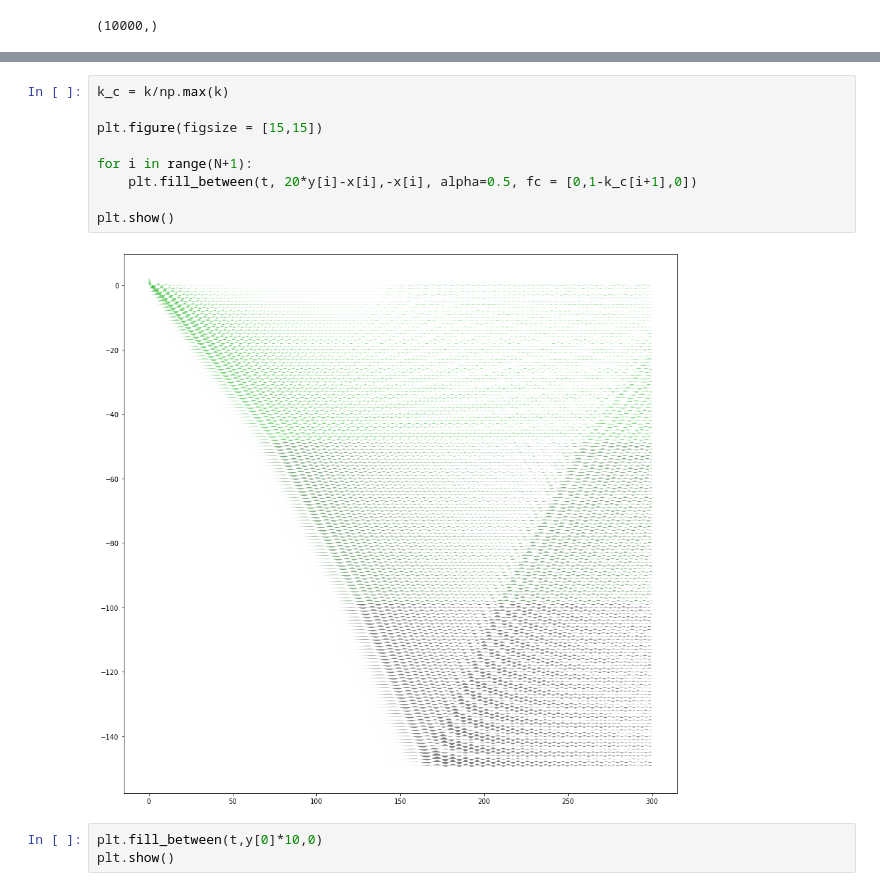
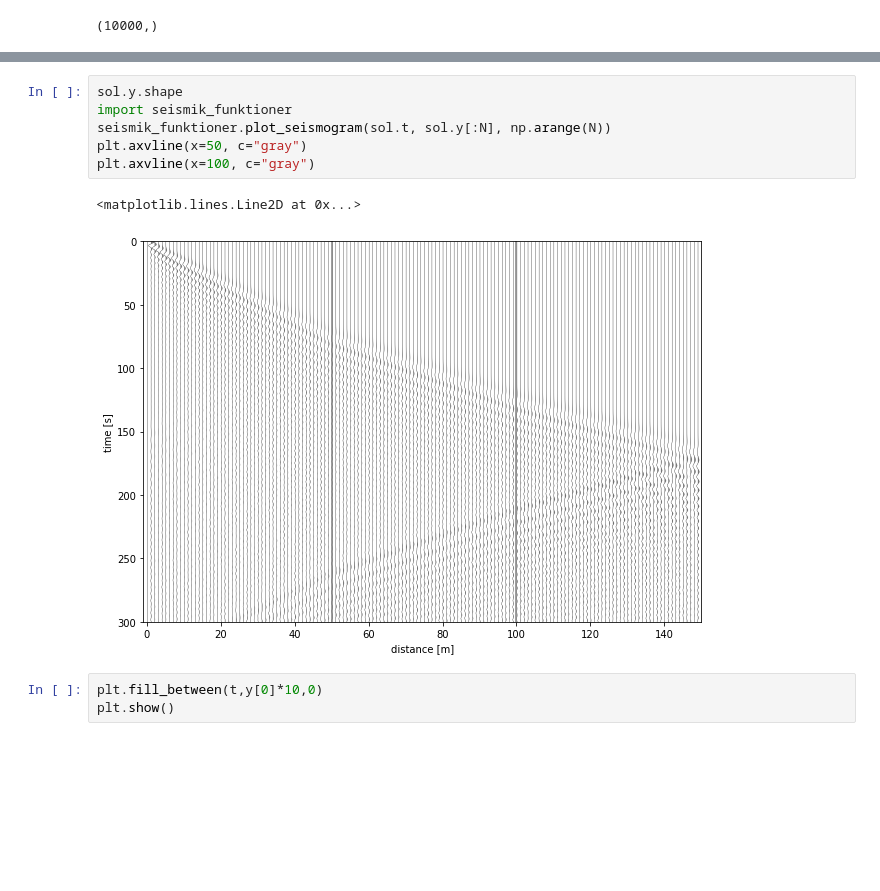
Before and after one commit to rasmus98/UNF2022Fysik, a Jupyter notebook: Seismologi/Boelger.ipynb, the cells around one changed output, grey strips where cells are left out. Cells and saved outputs as stored; diff of their text form; blank space fills up the shorter version.

```diff
--- a/Seismologi/Boelger.ipynb
+++ b/Seismologi/Boelger.ipynb
@@ -50,14 +43,12 @@ print(y.shape)
-# %%
-k_c = k/np.max(k)
-
-plt.figure(figsize = [15,15])
-
-for i in range(N+1):
-    plt.fill_between(t, 20*y[i]-x[i],-x[i], alpha=0.5, fc = [0,1-k_c[i+1],0])
-
-plt.show()
-# %% [output]
-[figure, removed]
+# %%
+sol.y.shape
+import seismik_funktioner
+seismik_funktioner.plot_seismogram(sol.t, sol.y[:N], np.arange(N))
+plt.axvline(x=50, c="gray")
+plt.axvline(x=100, c="gray")
+# %% [output]
+<matplotlib.lines.Line2D at 0x...>
+[figure, added]
 # %%
 plt.fill_between(t,y[0]*10,0)
 plt.show()
```
Also changed, not shown: parts of 1 cell of this notebook.
